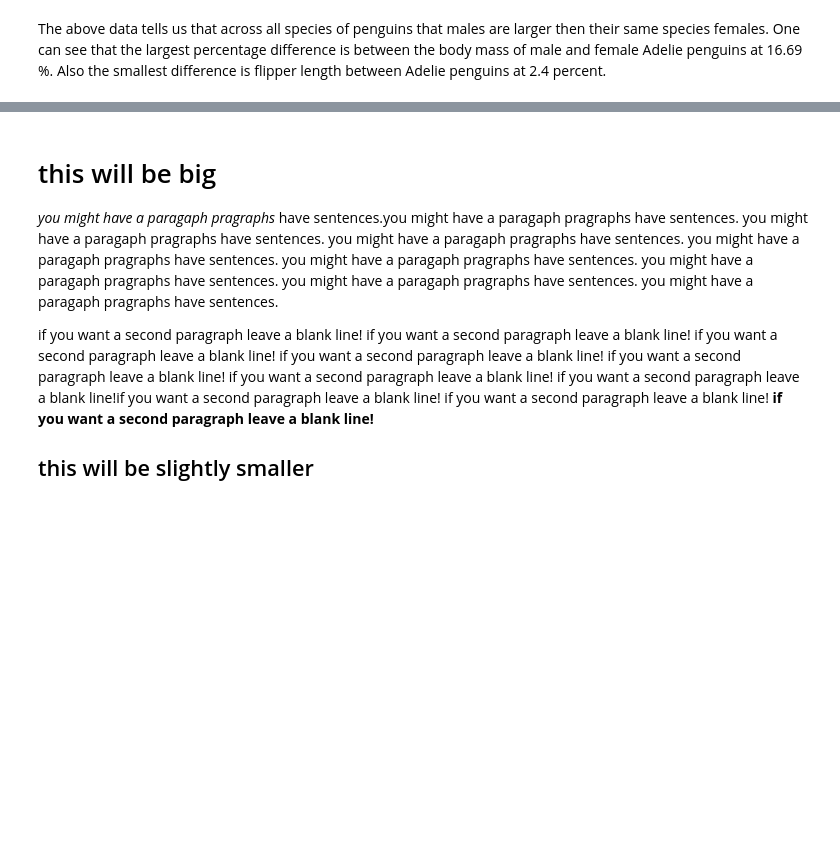
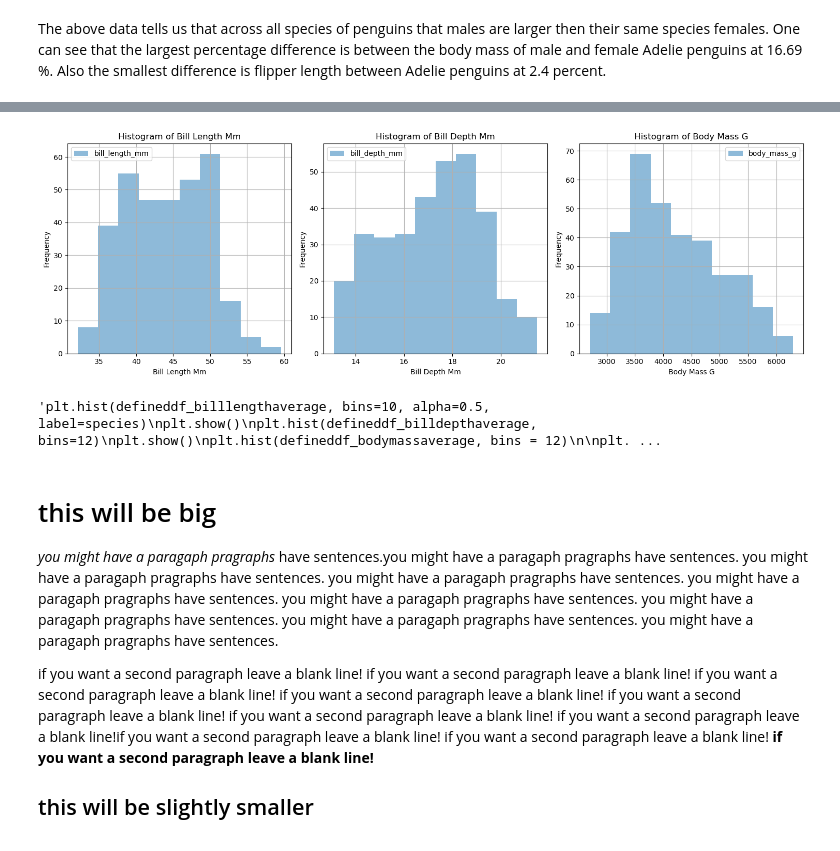
Before and after one commit to AndreHoarau/principles-of-data-analytics-project, a Jupyter notebook: penguins.ipynb, the cells around one changed output, grey strips where cells are left out. Cells and saved outputs as stored; diff of their text form; code cells hidden in the pictures; blank space fills up the shorter version.

Commit message:
added histogram part

```diff
--- a/penguins.ipynb
+++ b/penguins.ipynb
@@ -274,3 +278,66 @@ The above data tells us that across all species of penguins that males are large
+# %%
+# Create subplots for each variable
+fig, axes = plt.subplots(1, 3, figsize=(15, 5))
+
+defineddf_billlength= defineddf.groupby(['species', 'sex'], )['bill_length_mm']
+defineddf_billdepth=defineddf.groupby(['species', 'sex'], )['bill_depth_mm']
+defineddf_bodymass= defineddf.groupby(['species', 'sex'], )['body_mass_g']
+
+
+# List of variable names and corresponding grouped DataFrames
+variables = ['bill_length_mm', 'bill_depth_mm', 'body_mass_g']
+data_frames = [defineddf_billlength, defineddf_billdepthaverage, defineddf_bodymassaverage]
+
+# Iterate over each variable and its grouped DataFrame
+for i, (variable, df) in enumerate(zip(variables, data_frames)):
+    # Iterate over each species and sex group and plot histogram
+    for (species, sex), group_df in df.groupby(['species', 'sex']):
+        axes[i].hist(group_df[variable], bins=10, alpha=0.5, label=f'{species} - {sex}')
+
+    axes[i].set_title(f'Histogram of Average {variable.replace("_", " ").title()}')
+    axes[i].set_xlabel(variable.replace("_", " ").title())
+    axes[i].set_ylabel('Frequency')
+    axes[i].legend()
+    axes[i].grid(True)
+
+plt.tight_layout()
+plt.show()
+
+# Create subplots for each variable
+fig, axes = plt.subplots(1, 3, figsize=(15, 5))
+
+# List of variable names
+variables = ['bill_length_mm', 'bill_depth_mm', 'body_mass_g']
+
+# Iterate over each variable
+for i, variable in enumerate(variables):
+    # Plot histogram for the variable
+    axes[i].hist(defineddf[variable], bins=10, alpha=0.5, label=variable)
+
+    axes[i].set_title(f'Histogram of {variable.replace("_", " ").title()}')
+    axes[i].set_xlabel(variable.replace("_", " ").title())
+    axes[i].set_ylabel('Frequency')
+    axes[i].legend()
+    axes[i].grid(True)
+
+plt.tight_layout()
+plt.show()
+
+
+'''plt.hist(defineddf_billlengthaverage, bins=10, alpha=0.5, label=species)
+plt.show()
+plt.hist(defineddf_billdepthaverage, bins=12)
+plt.show()
+plt.hist(defineddf_bodymassaverage, bins = 12)
+
+plt.show()'''
+
+
+
+# This needs more work
+# %% [output]
+[figure, added]
+'plt.hist(defineddf_billlengthaverage, bins=10, alpha=0.5, label=species)\nplt.show()\nplt.hist(defineddf_billdepthaverage, bins=12)\nplt.show()\nplt.hist(defineddf_bodymassaverage, bins = 12)\n\nplt. ...
 # %% [markdown]
 # this will be big
 
```
Also changed, not shown: parts of 1 cell of this notebook.
